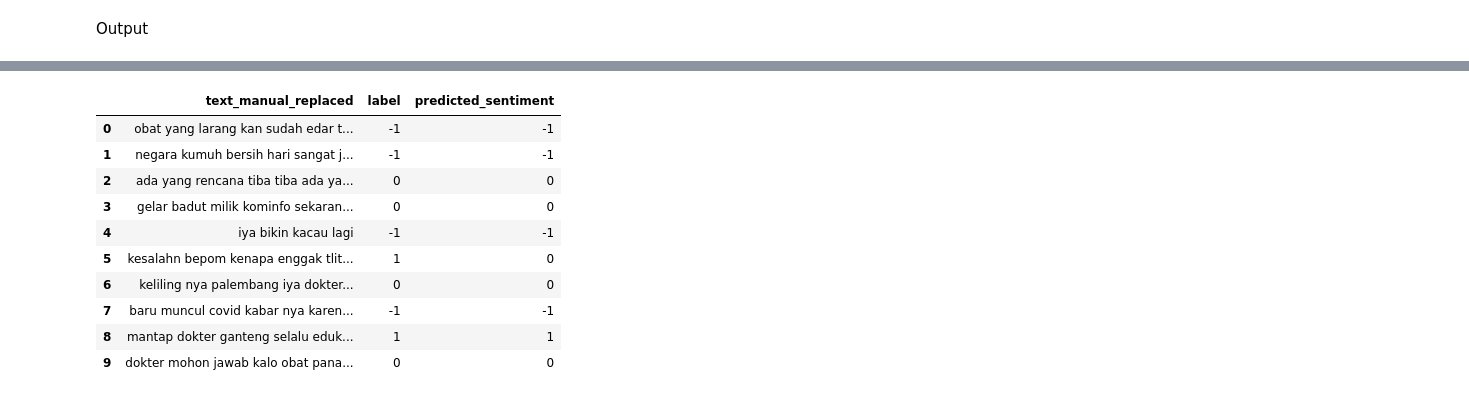
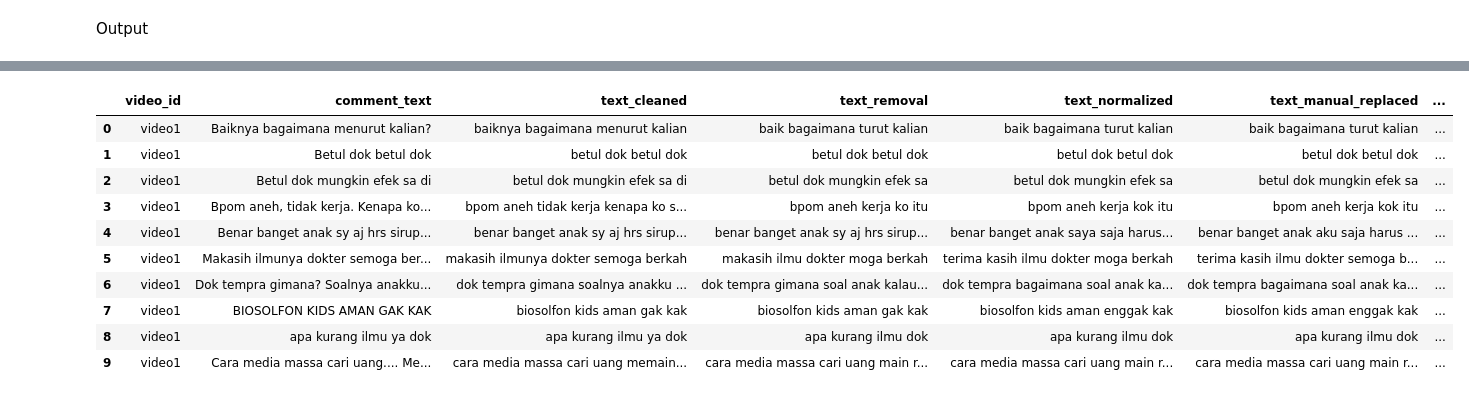
Before and after one commit to Grendozramy/TugasAkhir_SentimenSirupGinjalAkut_YT_CNN-LSTM, a Jupyter notebook: Notebooks/6. Modelling/LSTM.ipynb, the cells around one changed output, grey strips where cells are left out. Saved outputs shown, nothing was run; the diff lists cells and outputs as text; code cells hidden in the pictures.

```diff
--- a/Notebooks/6. Modelling/LSTM.ipynb
+++ b/Notebooks/6. Modelling/LSTM.ipynb
@@ -294,6 +290,6 @@ Non-trainable params: 1,257,600
 _________________________________________________________________
 # %%
 # Melatih model dengan data latih dan validasi
-model_lstm_02.fit(x_train_seq, y_train_cat, validation_data=(x_val_seq, y_validation_cat), epochs=5, batch_size=32, verbose=2)
+model_lstm_02.fit(x_train_seq, y_train_cat, validation_data=(x_test_seq, y_test_cat), epochs=5, batch_size=32, verbose=2)
 # %% [output]
 Epoch 1/5
@@ -362,6 +358,6 @@ Non-trainable params: 1,257,600
 _________________________________________________________________
 # %%
 # Melatih model dengan data latih dan validasi
-model_lstm_03.fit(x_train_seq, y_train_cat, validation_data=(x_val_seq, y_validation_cat), epochs=5, batch_size=32, verbose=2)
+model_lstm_03.fit(x_train_seq, y_train_cat, validation_data=(x_test_seq, y_test_cat), epochs=5, batch_size=32, verbose=2)
 # %% [output]
 Epoch 1/5
@@ -378,12 +374,12 @@ Epoch 5/5
 # %% [markdown]
 Evaluasi Pemodelan LSTM
 # %%
-model_1_eval = model_lstm.evaluate(x_val_seq, y_validation_cat, verbose=0)
+model_1_eval = model_lstm.evaluate(x_test_seq, y_test_cat, verbose=0)
 print("Akurasi validasi model eksperimen 1: {:.2f}%".format(model_1_eval[1] * 100))
 
-model_2_eval = model_lstm_02.evaluate(x_val_seq, y_validation_cat, verbose=0)
+model_2_eval = model_lstm_02.evaluate(x_test_seq, y_test_cat, verbose=0)
 print("Akurasi validasi model eksperimen 2: {:.2f}%".format(model_2_eval[1] * 100))
 
-model_3_eval = model_lstm_03.evaluate(x_val_seq, y_validation_cat, verbose=0)
+model_3_eval = model_lstm_03.evaluate(x_test_seq, y_test_cat, verbose=0)
 print("Akurasi validasi model eksperimen 3: {:.2f}%".format(model_3_eval[1] * 100))
 # %% [output]
@@ -406,0 +389,21 @@ y_test_cat = to_categorical(y_test + 1, num_classes=3)
+# %%
+# Membuat dictionary untuk menyimpan model dan akurasi validasi
+models_eval = {
+    "model_1": model_1_eval[1],
+    "model_2": model_2_eval[1],
+    "model_3": model_3_eval[1],
+}
+
+# Mencari model dengan akurasi validasi tertinggi
+best_model_key = max(models_eval, key=models_eval.get)
+best_model_accuracy = models_eval[best_model_key] * 100
+
+# Menyimpan model dengan akurasi validasi tertinggi ke variabel baru
+if best_model_key == "model_1":
+    best_model = model_lstm
+elif best_model_key == "model_2":
+    best_model = model_lstm_02
+else:
+    best_model = model_lstm_03
+
+print("Model terbaik adalah {}, dengan akurasi validasi {:.2f}%".format(best_model_key, best_model_accuracy))
@@ -490,13 +495,13 @@ plot_roc_curve(y_true, yhat_lstm, n_classes=3, title='ROC Curve (LSTM Model)')
 # %% [markdown]
 Output
 # %%
-# Gabungkan data latih, data validasi, dan data uji
-full_data = pd.concat([train_data, validation_data, test_data], axis=0)
+# Panggil dataset
+full_data = pd.read_csv('../../Data/4. EDA/clean-eda.csv')
 
 # Prediksi pada keseluruhan data
 sequences_full = tokenizer.texts_to_sequences(full_data['text_manual_replaced'])
 x_full_seq = pad_sequences(sequences_full, maxlen=max_len)
-yhat_full_lstm = model_lstm_03.predict(x_full_seq)
+yhat_full_lstm = best_model.predict(x_full_seq)
 
 # Konversi prediksi ke label kelas
 yhat_full_lstm_classes = np.argmax(yhat_full_lstm, axis=1) - 1
@@ -510,13 +515,13 @@ full_data.head(10)
-|  | text_manual_replaced | label | predicted_sentiment |
-| 0 | obat yang larang kan sudah edar t... | -1 | -1 |
-| 1 | negara kumuh bersih hari sangat j... | -1 | -1 |
-| 2 | ada yang rencana tiba tiba ada ya... | 0 | 0 |
-| 3 | gelar badut milik kominfo sekaran... | 0 | 0 |
-| 4 | iya bikin kacau lagi | -1 | -1 |
-| 5 | kesalahn bepom kenapa enggak tlit... | 1 | 0 |
-| 6 | keliling nya palembang iya dokter... | 0 | 0 |
-| 7 | baru muncul covid kabar nya karen... | -1 | -1 |
-| 8 | mantap dokter ganteng selalu eduk... | 1 | 1 |
-| 9 | dokter mohon jawab kalo obat pana... | 0 | 0 |
+|  | video_id | comment_text | text_cleaned | text_removal | text_normalized | text_manual_replaced | ... |
+| 0 | video1 | Baiknya bagaimana menurut kalian? | baiknya bagaimana menurut kalian | baik bagaimana turut kalian | baik bagaimana turut kalian | baik bagaimana turut kalian | ... |
+| 1 | video1 | Betul dok betul dok | betul dok betul dok | betul dok betul dok | betul dok betul dok | betul dok betul dok | ... |
+| 2 | video1 | Betul dok mungkin efek sa di | betul dok mungkin efek sa di | betul dok mungkin efek sa | betul dok mungkin efek sa | betul dok mungkin efek sa | ... |
+| 3 | video1 | Bpom aneh, tidak kerja. Kenapa ko... | bpom aneh tidak kerja kenapa ko s... | bpom aneh kerja ko itu | bpom aneh kerja kok itu | bpom aneh kerja kok itu | ... |
+| 4 | video1 | Benar banget anak sy aj hrs sirup... | benar banget anak sy aj hrs sirup... | benar banget anak sy aj hrs sirup... | benar banget anak saya saja harus... | benar banget anak aku saja harus ... | ... |
+| 5 | video1 | Makasih ilmunya dokter semoga ber... | makasih ilmunya dokter semoga berkah | makasih ilmu dokter moga berkah | terima kasih ilmu dokter moga berkah | terima kasih ilmu dokter semoga b... | ... |
+| 6 | video1 | Dok tempra gimana? Soalnya anakku... | dok tempra gimana soalnya anakku ... | dok tempra gimana soal anak kalau... | dok tempra bagaimana soal anak ka... | dok tempra bagaimana soal anak ka... | ... |
+| 7 | video1 | BIOSOLFON KIDS AMAN GAK KAK | biosolfon kids aman gak kak | biosolfon kids aman gak kak | biosolfon kids aman enggak kak | biosolfon kids aman enggak kak | ... |
+| 8 | video1 | apa kurang ilmu ya dok | apa kurang ilmu ya dok | apa kurang ilmu dok | apa kurang ilmu dok | apa kurang ilmu dok | ... |
+| 9 | video1 | Cara media massa cari uang.... Me... | cara media massa cari uang memain... | cara media massa cari uang main r... | cara media massa cari uang main r... | cara media massa cari uang main r... | ... |
 # %%
 #full_data.to_csv("./../../Data/6. Prediksi/submission-LSTM.csv", index=False)
```
Also changed, not shown: parts of 24 cells of this notebook, 7 other files.
